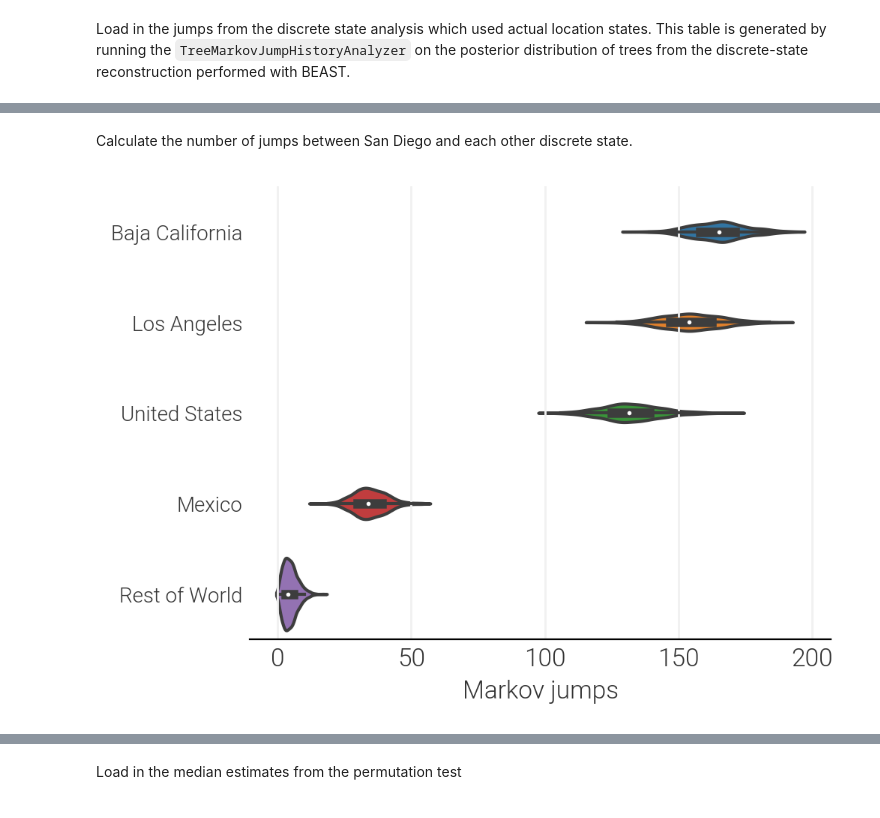
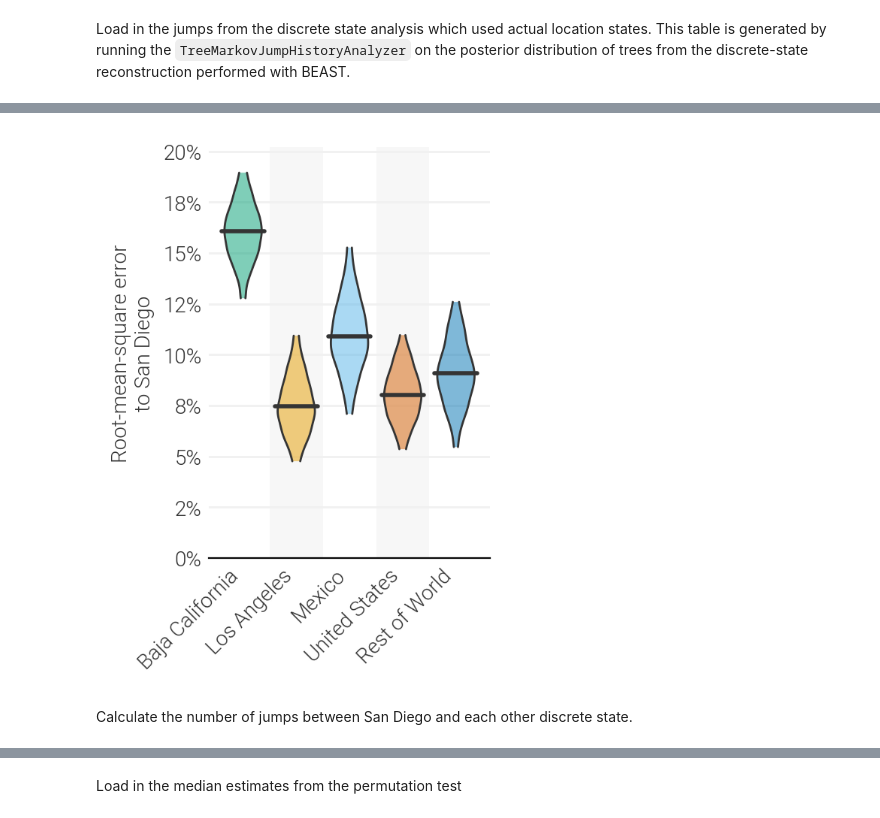
Before and after one commit to andersen-lab/project_2023_SARS-CoV-2_Connectivity, a Jupyter notebook: analyses/figure2_jumps-into-san-diego.ipynb, the cells around one changed output, grey strips where cells are left out. Cells and saved outputs as stored; diff of their text form; code cells hidden in the pictures.

```diff
--- a/analyses/figure2_jumps-into-san-diego.ipynb
+++ b/analyses/figure2_jumps-into-san-diego.ipynb
@@ -50,16 +97,39 @@ jumps.head()
+# %%
+def plot_introduction_sources( ax, results ):
+    for i, query in enumerate( results.columns ):
+        data = results[query].to_numpy().ravel()
+        data = data[~np.isnan(data)]
+        data_median = np.median( data )
+
+        hpdHi, hpdLo = hpd( data, 0.95 )
+        y_grid = np.linspace( hpdLo, hpdHi, 101 )
+
+        kde = gaussian_kde( data )
+        x_grid = kde.evaluate( y_grid )
+        x_grid = x_grid / x_grid.max() * 0.35
+
+        ax.fill_betweenx( y_grid, [i-x for x in x_grid], [i+x for x in x_grid], edgecolor='none', alpha=0.5, zorder=99, facecolor=colors[query] )
+        ax.plot( [i+x for x in x_grid], y_grid, color=COLOR, lw=1, zorder=100, solid_capstyle="round" )
+        ax.plot( [i-x for x in x_grid], y_grid, color=COLOR, lw=1, zorder=100, solid_capstyle="round" )
+        ln = ax.hlines( data_median, i-0.4, i+0.4, color=COLOR, linewidth=2, zorder=110)
+        ln.set_capstyle( "round" )
+
+    ax.set_xticks( range( len( results.columns ) ) )
+    ax.set_xticklabels( results.columns, ha="right" )
+
+    ax.axvspan( 0.5,1.5, color=COLOR, alpha=0.04, edgecolor=None, linewidth=0 )
+    ax.axvspan( 2.5,3.5, color=COLOR, alpha=0.04, edgecolor=None, linewidth=0 )
+
+    basic_formatting( ax, which="y", ylabel="Root-mean-square error\nto San Diego", ysize=10, xsize=10, ylims=(0,0.202) )
+    ax.tick_params( axis="x", bottom=False, which="both", rotation=45, pad=0 )
+    ax.yaxis.set_major_formatter( ticker.PercentFormatter( xmax=1, decimals=0 ) )
+
+fig, ax = plt.subplots( dpi=200, figsize=(3,4) )
+plot_introduction_sources( ax, results )
+plt.tight_layout()
+plt.savefig( "../analyses/plots/figure2_introduction-sources-sd.pdf" )
+plt.show()
+# %% [output]
+[figure, added]
 # %% [markdown]
 Calculate the number of jumps between San Diego and each other discrete state.
-# %%
-sd_jumps = jumps.loc[(jumps["startLocation"]=="San Diego")|(jumps["endLocation"]=="San Diego")].copy()
-
-sd_jumps.loc[sd_jumps["endLocation"]=="San Diego","endLocation"] = sd_jumps["startLocation"]
-sd_jumps["startLocation"] = "San Diego"
-
-sd_jumps = sd_jumps.groupby( ["treeId","endLocation"] )["time"].agg( "count" ).reset_index()
-
-fig, ax = plt.subplots( dpi=200, figsize=(5,4) )
-sns.violinplot( y="endLocation", x="time", data=sd_jumps, ax=ax, order=sd_jumps.groupby( "endLocation" )["time"].median().sort_values( ascending=False ).index, zorder=100 )
-basic_formatting( ax, ylabel="", xlabel="Markov jumps", which="x", ysize=10 )
-ax.tick_params( axis="x", which="both", rotation=0, pad=0 )
-# %% [output]
-[figure, removed]
```
Also changed, not shown: parts of 15 cells of this notebook, 37 other files.
